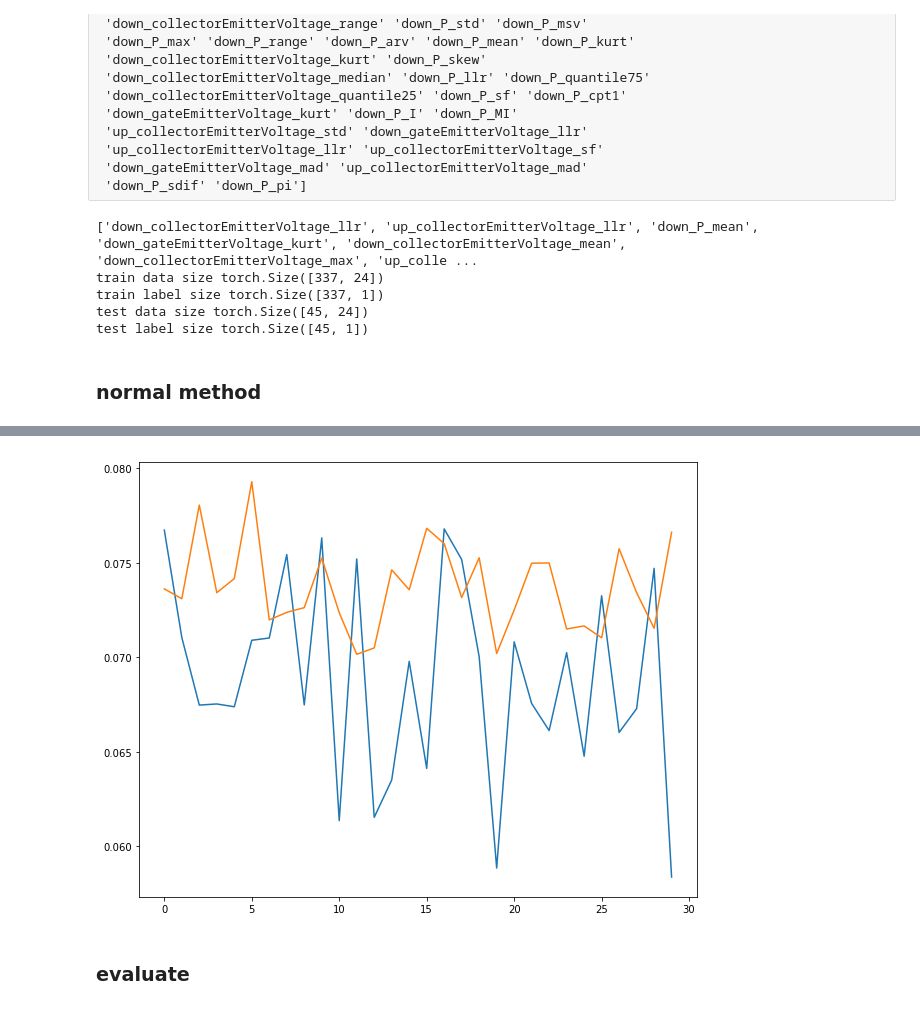
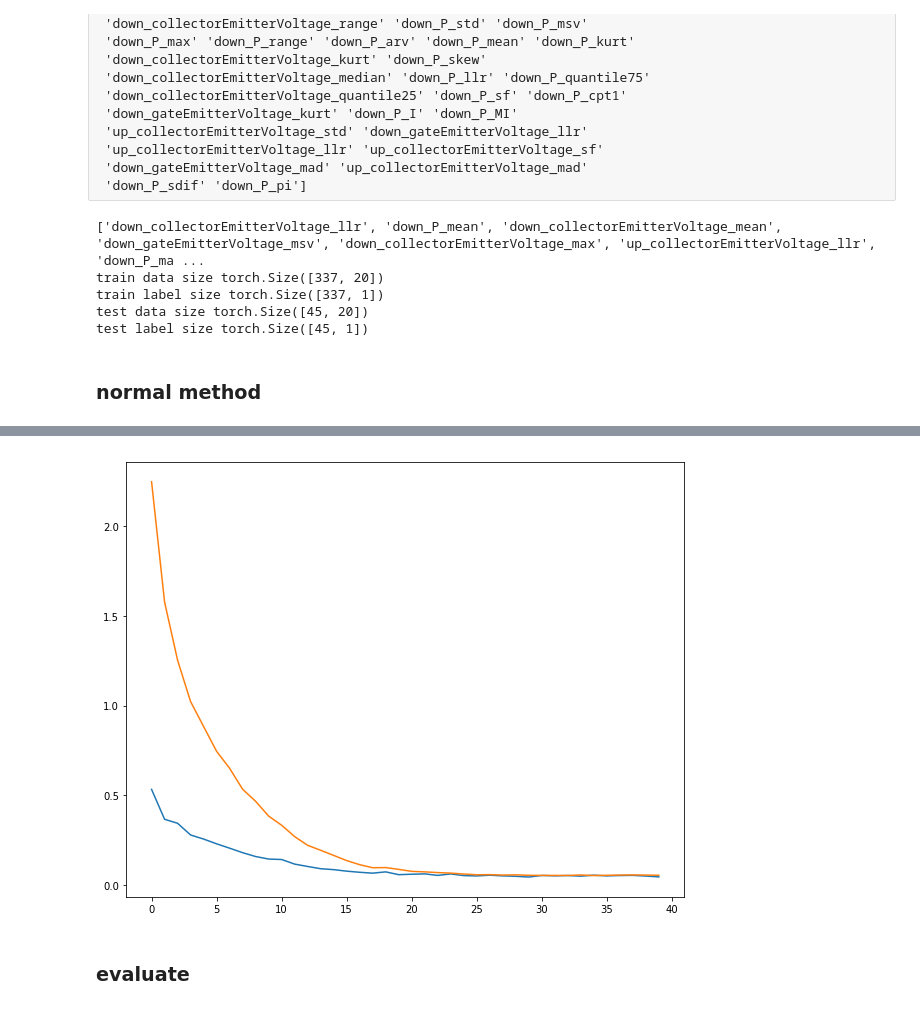
Before and after one commit to gejianwnen/IGBT_NASA, a Jupyter notebook: multi-task.ipynb, the cells around one changed output, grey strips where cells are left out. Cells and saved outputs as stored; diff of their text form; code cells hidden in the pictures.

Commit message:
modify slice

```diff
--- a/multi-task.ipynb
+++ b/multi-task.ipynb
@@ -34,7 +34,7 @@ SAVE_SAMPLE = True
 PLOT_TRANSIENT = True
 PLOT_FEATURE = True
 # feature flag
-PRE_SLICE = 30
+PRE_SLICE = -30
 DUR_SLICE = 1024
 DUR_SLICE_UP = 1024
 SUB_SAMPLE = 1
@@ -445,7 +445,7 @@ if DEBUG_MODE:
 
 train_df = pd.read_csv( "./temp/train_df_scale_subsample.csv")
 train_df["temperature"] = (train_df["temperature"] - 326)/5.0
-target = ["num_cycle"]
+target = ["num_cycle","temperature"]
 # if 'temperature' not in cols:
 #     cols = np.append(cols,'temperature')
 cols = [c for c in cols if c not in target]
@@ -470,10 +470,10 @@ print("train label size",y_train.shape)
 print("test data size",x_test.shape)
 print("test label size",y_test.shape)
 # %% [output]
-['down_collectorEmitterVoltage_llr', 'up_collectorEmitterVoltage_llr', 'down_P_mean', 'down_gateEmitterVoltage_kurt', 'down_collectorEmitterVoltage_mean', 'down_collectorEmitterVoltage_max', 'up_colle ...
-train data size torch.Size([337, 24])
+['down_collectorEmitterVoltage_llr', 'down_P_mean', 'down_collectorEmitterVoltage_mean', 'down_gateEmitterVoltage_msv', 'down_collectorEmitterVoltage_max', 'up_collectorEmitterVoltage_llr', 'down_P_ma ...
+train data size torch.Size([337, 20])
 train label size torch.Size([337, 1])
-test data size torch.Size([45, 24])
+test data size torch.Size([45, 20])
 test label size torch.Size([45, 1])
 # %%
 from torch.utils.data import DataLoader
@@ -491,21 +491,21 @@ test_loader = DataLoader(test_set, batch_size=BATCH_SIZE, shuffle=True)
 from neuralNetwork2 import *
 from neuralNetwork3 import *
 from weight_init import *
-# DEBUG_MODE = True
+DEBUG_MODE = True
 if DEBUG_MODE:
     NUM_HIDEN1 = 100
     NUM_HIDEN2 = 32
     DROPOUT = 0.5
-    NUM_EPOCH = 30000
+    NUM_EPOCH = 40000
 
 use_gpu = torch.cuda.is_available()
 print("use gpu:",use_gpu)
 model = neuralNetwork2(num_input,NUM_HIDEN1,1,DROPOUT)
 model.apply(weight_init)
-try:
-    model.load_state_dict(torch.load('./model/neuralNetwork2.pth'))
-except:
-    pass
+# try:
+#     model.load_state_dict(torch.load('./model/neuralNetwork2.pth'))
+# except:
+#     pass
 if use_gpu:
     model = model.cuda()
 
@@ -568,4 +568,4 @@ step:[30000], train loss: 0.058367, test loss: 0.076623
-[figure, old version]
+[figure, new version]
 # %% [markdown]
 ### evaluate
 # %%
```
Also changed, not shown: parts of 16 cells of this notebook, 2 other files.
